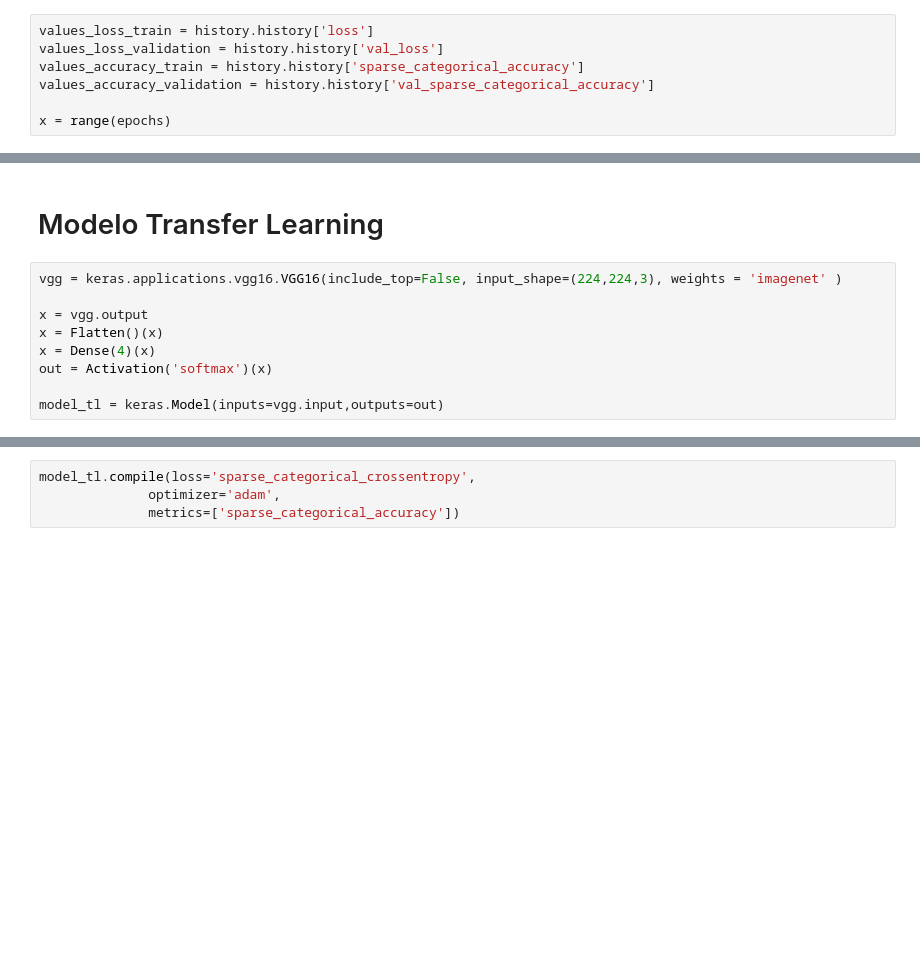
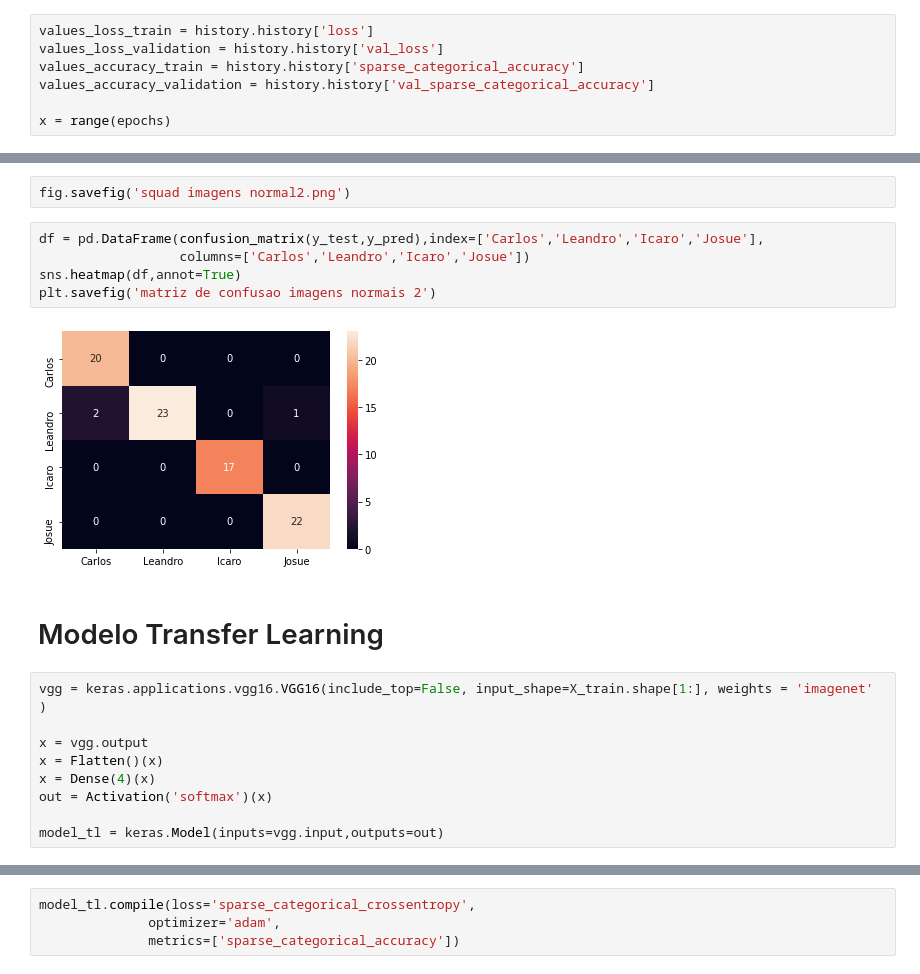
Before and after one commit to IcaroSants/Deteccao_Facial, a Jupyter notebook: Modelagem.ipynb, the cells around one changed output, grey strips where cells are left out. Drawn from its saved outputs; the diff is of its cells as text; blank space fills up the shorter version.

```diff
--- a/Modelagem.ipynb
+++ b/Modelagem.ipynb
@@ -179,7 +173,16 @@ ax2.legend(loc='best')
+# %%
+fig.savefig('squad imagens normal2.png')
+# %%
+df = pd.DataFrame(confusion_matrix(y_test,y_pred),index=['Carlos','Leandro','Icaro','Josue'],
+                  columns=['Carlos','Leandro','Icaro','Josue'])
+sns.heatmap(df,annot=True)
+plt.savefig('matriz de confusao imagens normais 2')
+# %% [output]
+[figure, added]
 # %% [markdown]
 # Modelo Transfer Learning
 # %%
-vgg = keras.applications.vgg16.VGG16(include_top=False, input_shape=(224,224,3), weights = 'imagenet' )
+vgg = keras.applications.vgg16.VGG16(include_top=False, input_shape=X_train.shape[1:], weights = 'imagenet' )
 
 x = vgg.output
 x = Flatten()(x)
```
Also changed, not shown: parts of 20 cells of this notebook, 1 other file.
